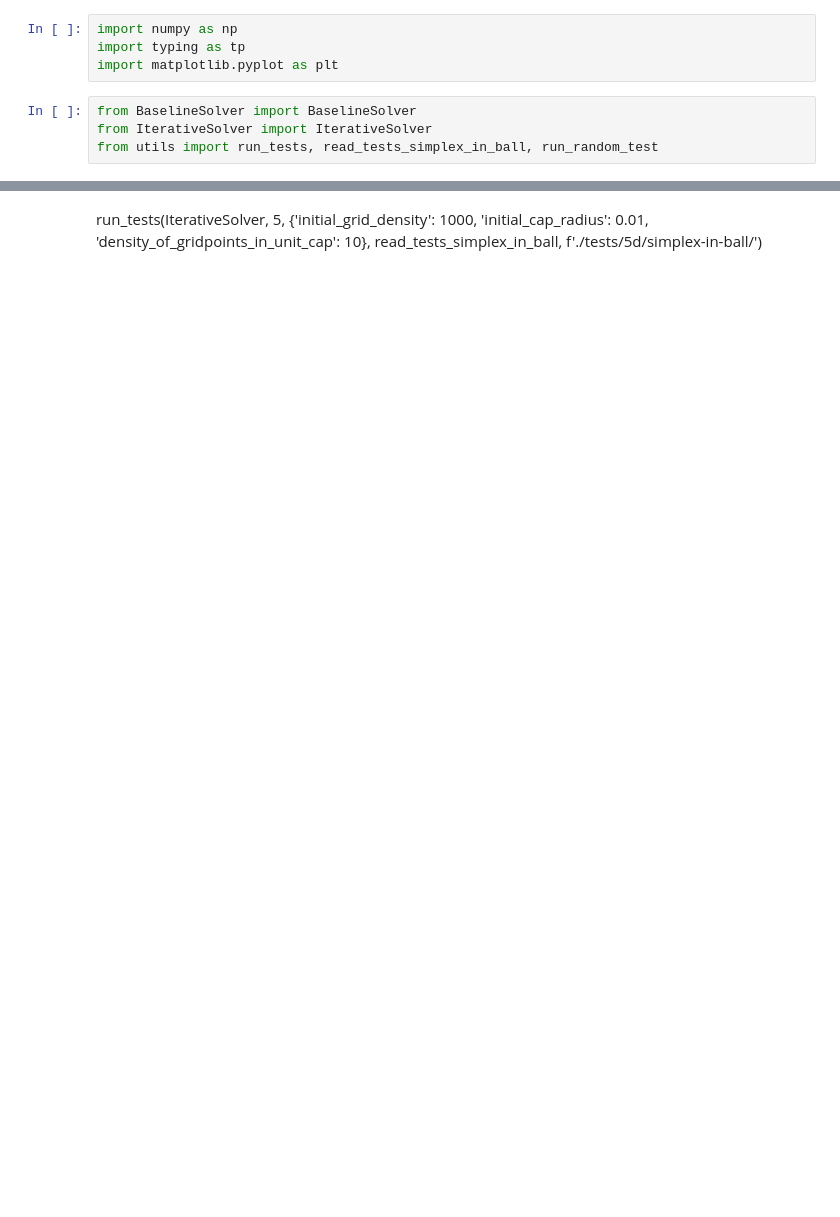
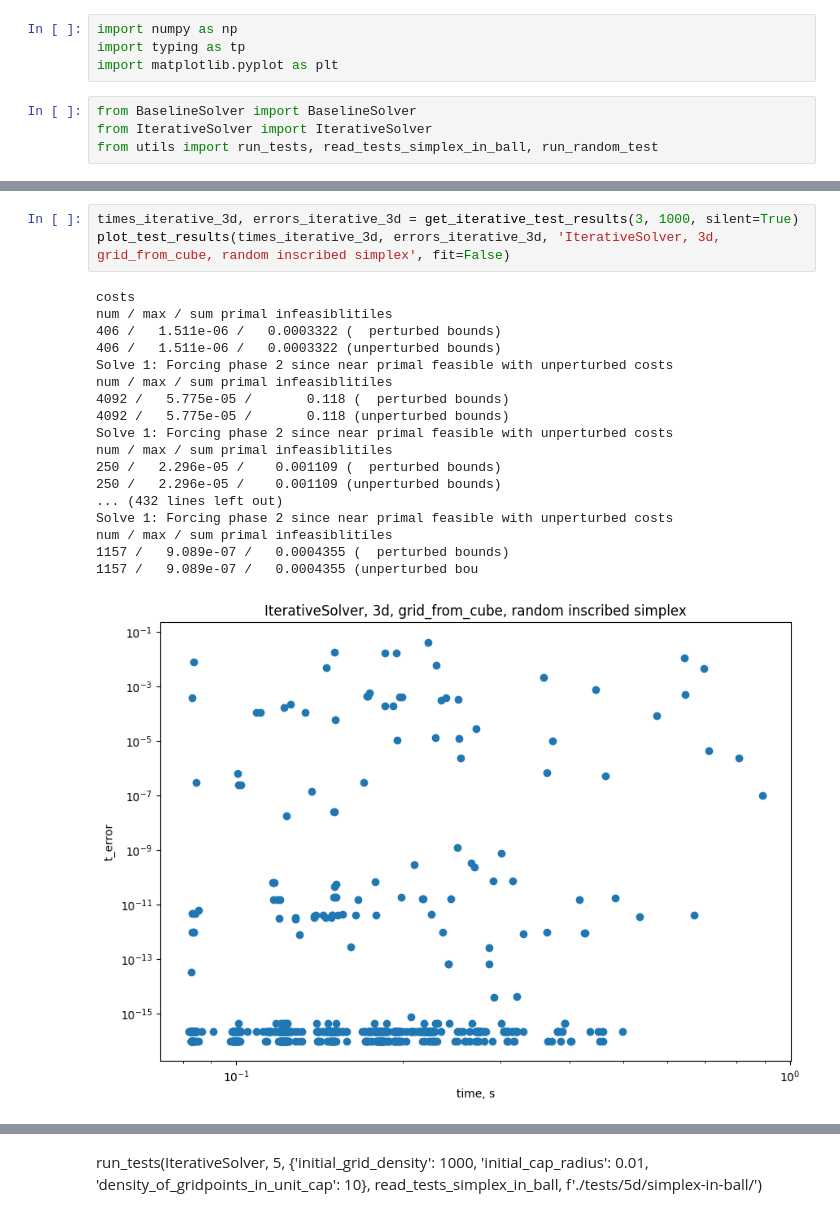
Before and after one commit to Paul566/GraduateThesis, a Jupyter notebook: nb.ipynb, the cells around one changed output, grey strips where cells are left out. Saved outputs shown, nothing was run; the diff lists cells and outputs as text; blank space fills up the shorter version.

```diff
--- a/nb.ipynb
+++ b/nb.ipynb
@@ -56,0 +76,22 @@ plot_test_results(times_baseline_5d, errors_baseline_5d, 'BaselineSolver, 5d, ra
+# %%
+times_iterative_3d, errors_iterative_3d = get_iterative_test_results(3, 1000, silent=True)
+plot_test_results(times_iterative_3d, errors_iterative_3d, 'IterativeSolver, 3d, grid_from_cube, random inscribed simplex', fit=False)
+# %% [output]
+costs
+num / max / sum primal infeasiblitiles
+406 /   1.511e-06 /   0.0003322 (  perturbed bounds)
+406 /   1.511e-06 /   0.0003322 (unperturbed bounds)
+Solve 1: Forcing phase 2 since near primal feasible with unperturbed costs
+num / max / sum primal infeasiblitiles
+4092 /   5.775e-05 /       0.118 (  perturbed bounds)
+4092 /   5.775e-05 /       0.118 (unperturbed bounds)
+Solve 1: Forcing phase 2 since near primal feasible with unperturbed costs
+num / max / sum primal infeasiblitiles
+250 /   2.296e-05 /    0.001109 (  perturbed bounds)
+250 /   2.296e-05 /    0.001109 (unperturbed bounds)
+... (432 lines left out)
+Solve 1: Forcing phase 2 since near primal feasible with unperturbed costs
+num / max / sum primal infeasiblitiles
+1157 /   9.089e-07 /   0.0004355 (  perturbed bounds)
+1157 /   9.089e-07 /   0.0004355 (unperturbed bou
+[figure, added]
```
Also changed, not shown: parts of 24 cells of this notebook, 11 other files.
